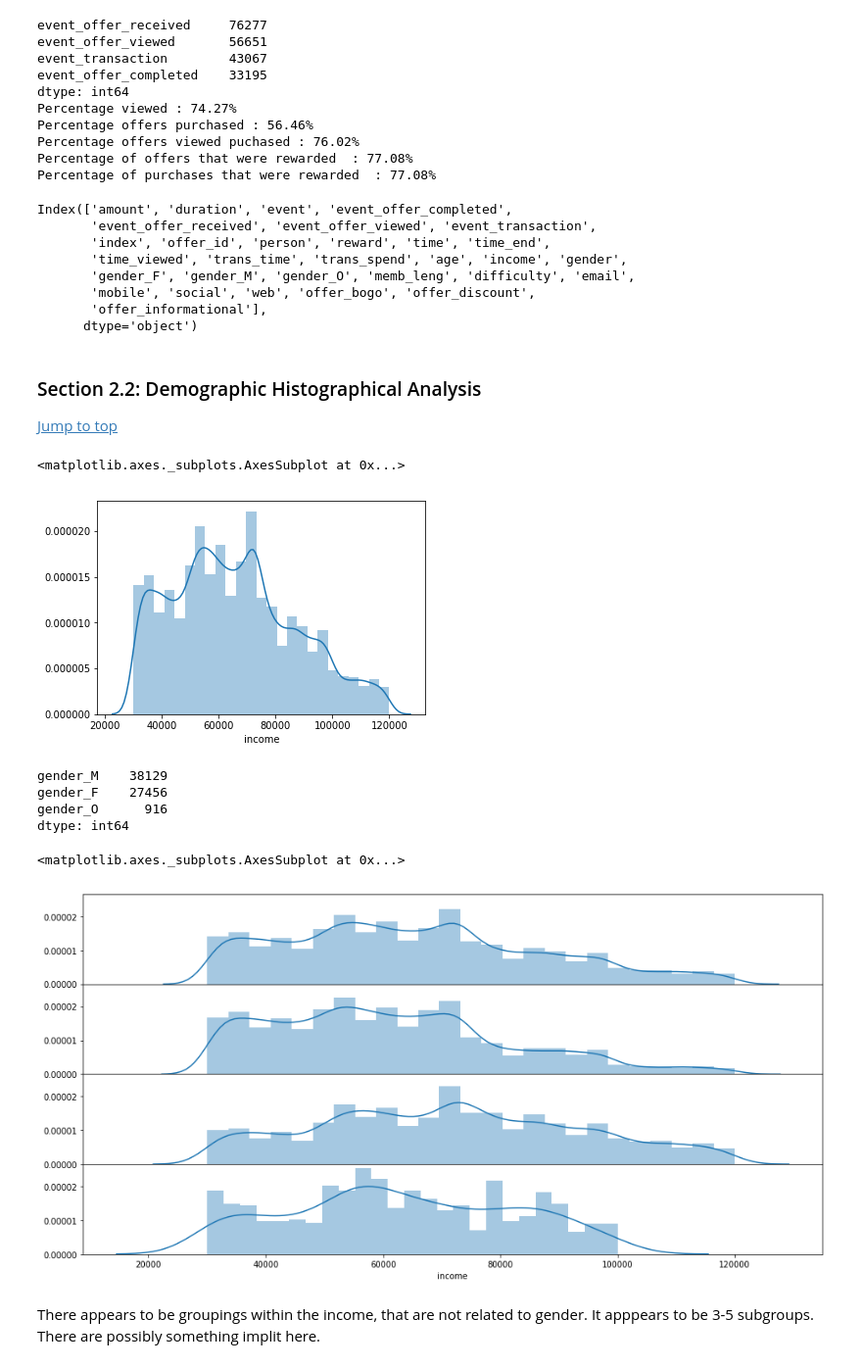
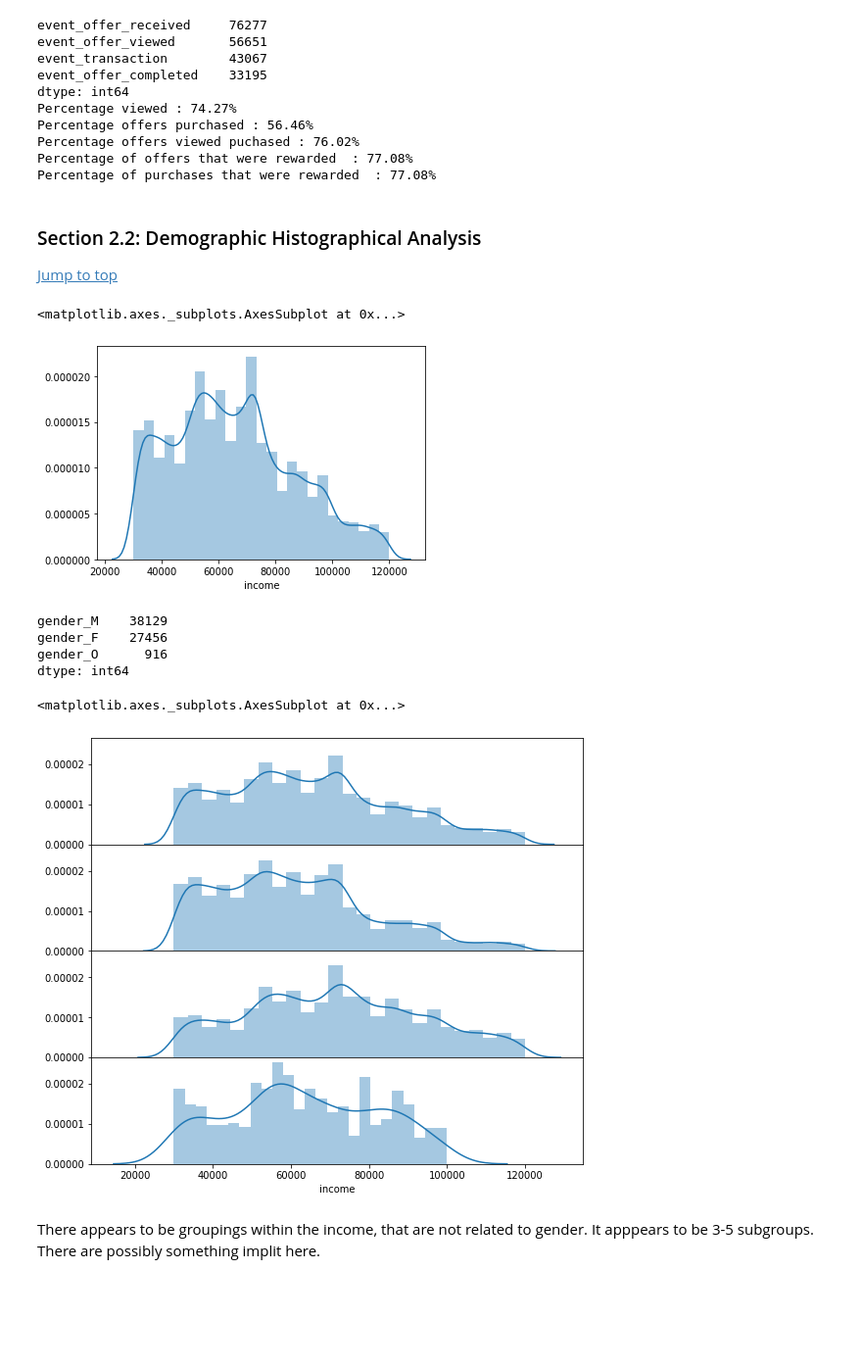
Before and after one commit to TomCanty/StarbucksCapstone, a Jupyter notebook: Starbucks_Capstone_notebook.ipynb, the cells around one changed output. Shown: that part at 98% size. Saved outputs shown, nothing was run; the diff lists cells and outputs as text; code cells hidden in the pictures; blank space fills up the shorter version.

```diff
--- a/Starbucks_Capstone_notebook.ipynb
+++ b/Starbucks_Capstone_notebook.ipynb
@@ -365,6 +369,10 @@ events.to_pickle('events_merged.pkl')
 <a id='pick_load'> Pickle Load</a>
 # %%
 events_merged = pd.read_pickle('events_merged.pkl')
+# %%
+events_merged.loc[:,'t_std'] = (events_merged.time)/events_merged.time.max()
+events_merged.loc[:,'t_viewed_std'] = (events_merged.time_viewed - events_merged.time) / (events_merged.time_end - events_merged.time )
+events_merged.loc[:,'t_purc_std'] = (events_merged.trans_time - events_merged.time) / (events_merged.time_end - events_merged.time )
 # %%
 events_merged.head()
 # %% [output]
@@ -440,27 +448,19 @@ Percentage offers purchased : 56.46%
 Percentage offers viewed puchased : 76.02%
 Percentage of offers that were rewarded  : 77.08%
 Percentage of purchases that were rewarded  : 77.08%
-# %%
-events_merged.columns
-# %% [output]
-Index(['amount', 'duration', 'event', 'event_offer_completed',
-       'event_offer_received', 'event_offer_viewed', 'event_transaction',
-       'index', 'offer_id', 'person', 'reward', 'time', 'time_end',
-       'time_viewed', 'trans_time', 'trans_spend', 'age', 'income', 'gender',
-       'gender_F', 'gender_M', 'gender_O', 'memb_leng', 'difficulty', 'email',
-       'mobile', 'social', 'web', 'offer_bogo', 'offer_discount',
-       'offer_informational'],
-      dtype='object')
 # %% [markdown]
 <a id='sec_2_2'></a>
 ### Section 2.2: Demographic Histographical Analysis
 <a href='#TOC'>Jump to top</a>
+# %%
+# removing the N/A for demographic analysis
+event_nona = events_merged.dropna(subset=['age','income','gender'])
 # %%
 
-sns.distplot(events_merged.income.dropna(),bins=25)
+sns.distplot(event_nona.income,bins=25)
 # %% [output]
 <matplotlib.axes._subplots.AxesSubplot at 0x...>
-[figure, old version]
+[figure, new version]
 # %%
 #it appears that there are some groupings in this distribution
 # %%
@@ -471,15 +471,15 @@ gender_F    27456
 gender_O      916
 dtype: int64
 # %%
-fig, (ax0, ax1, ax2, ax3) = plt.subplots(nrows=4, sharex=True,sharey=True, figsize=(16,8))
+fig, (ax0, ax1, ax2, ax3) = plt.subplots(nrows=4, sharex=True,sharey=True, figsize=(9,8))
 fig.subplots_adjust(hspace = 0)
-sns.distplot(events_merged.income.dropna(),bins=25,ax=ax0)
-sns.distplot(events_merged[events_merged.gender_M == 1].income.dropna(),bins=25,ax=ax1)
-sns.distplot(events_merged[events_merged.gender_F == 1].income.dropna(),bins=25,ax=ax2)
-sns.distplot(events_merged[events_merged.gender_O == 1].income.dropna(),bins=25,ax=ax3)
+sns.distplot(event_nona.income,bins=25,ax=ax0)
+sns.distplot(event_nona[event_nona.gender_M == 1].income,bins=25,ax=ax1)
+sns.distplot(event_nona[event_nona.gender_F == 1].income,bins=25,ax=ax2)
+sns.distplot(event_nona[event_nona.gender_O == 1].income,bins=25,ax=ax3)
 # %% [output]
 <matplotlib.axes._subplots.AxesSubplot at 0x...>
-[figure, old version]
+[figure, new version]
 # %% [markdown]
 There appears to be groupings within the income, that are not related to gender.  It apppears to be 3-5 subgroups.  There are possibly something implit here.
 # %%
```
Also changed, not shown: parts of 29 cells of this notebook.
